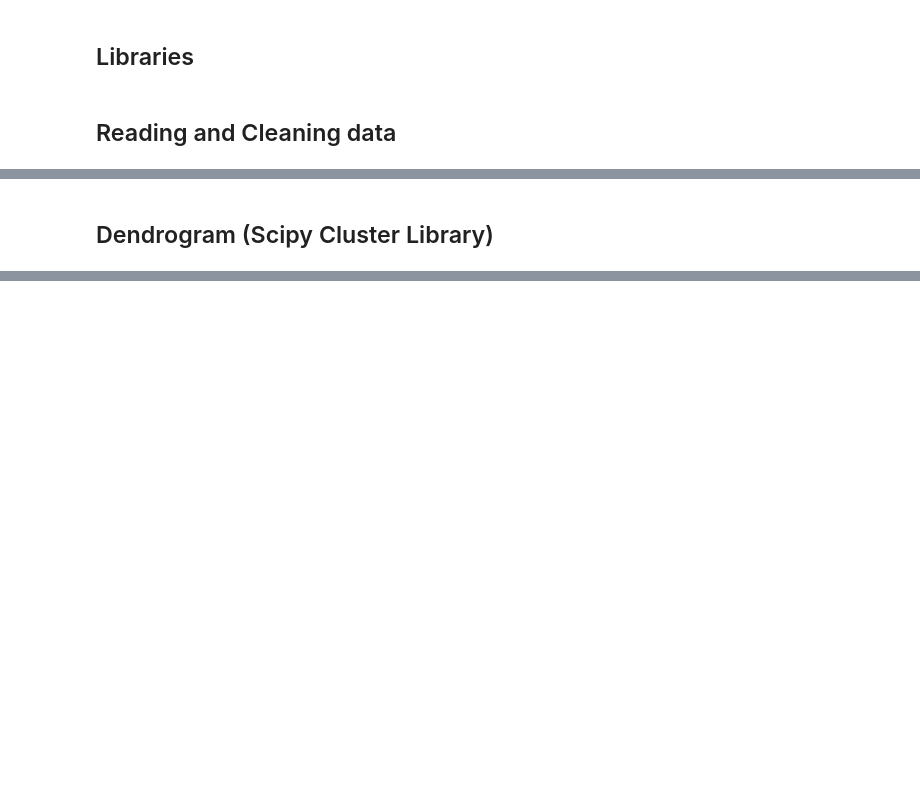
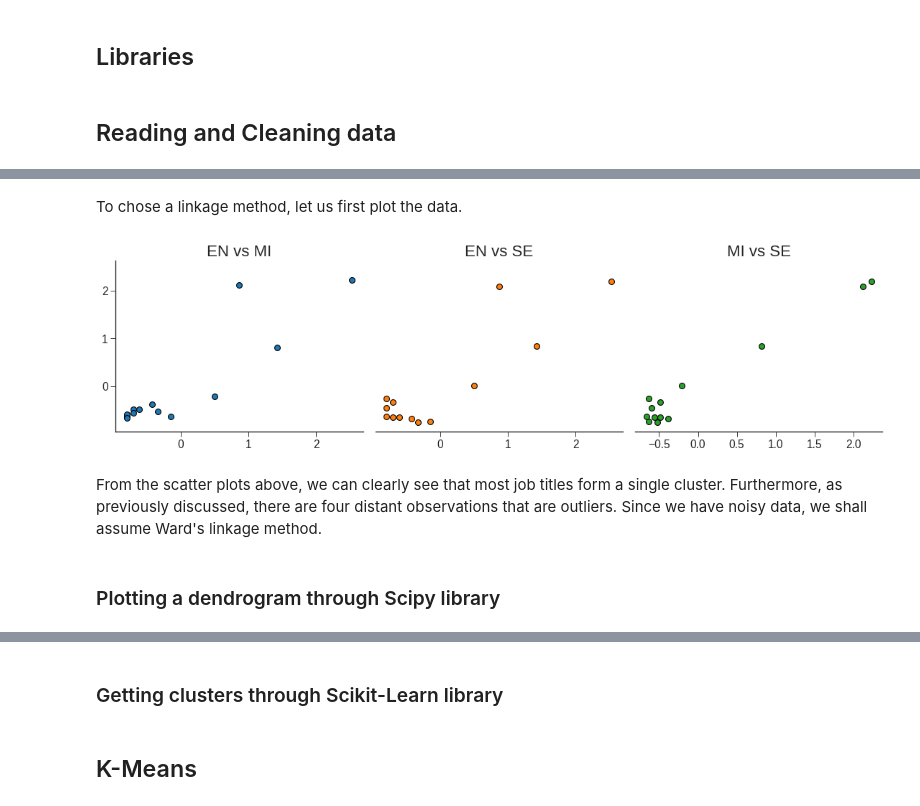
Before and after one commit to nicolaubruno/ML_projects, a Jupyter notebook: Data Science Jobs/Analysis.ipynb, the cells around one changed output, grey strips where cells are left out. Drawn from its saved outputs; the diff is of its cells as text; code cells hidden in the pictures; blank space fills up the shorter version.

```diff
--- a/Data Science Jobs/Analysis.ipynb
+++ b/Data Science Jobs/Analysis.ipynb
@@ -266,5 +311,52 @@ pd.merge(proximity_matrix, pd.DataFrame(df.index), how = 'outer', left_index = T
+# %% [markdown]
+To chose a linkage method, let us first plot the data.
+# %%
+#----- Set figure and Axis -----#
+
+fig = plt.figure(figsize = (14, 4), dpi = 80)
+gs = fig.add_gridspec(nrows = 1, ncols = 3)
+
+ax = []
+for i in range(3):
+    ax.append(fig.add_subplot(gs[0, i]))
+
+    # Remove spines
+    if i > 0:
+        ax[-1].spines[['top', 'right', 'left']].set_visible(False)
+        ax[-1].yaxis.set_visible(False)
+
+    else: ax[-1].spines[['top', 'right']].set_visible(False)
+
+    ax[-1].set_ylim(scaled_df.min().min()*1.2, scaled_df.max().min()*1.2)
+
+#----- Style -----#
+
+plt.style.use('seaborn-ticks')
+plt.rcParams.update({'font.size': 14})
+
+#----- Scatter plots -----#
+
+titles = ['EN vs MI', 'EN vs SE', 'MI vs SE']
+idxs = [(0, 1), (0, 2), (1, 2)]
+
+for i in range(3):
+    ax[i].set_title(titles[i], fontsize = 20)
+    ax[i].scatter(
+        scaled_df.iloc[:,idxs[i][0]],
+        scaled_df.iloc[:,idxs[i][1]],
+        color = sns.color_palette()[i],
+        s = 50,
+        linewidth = 1,
+        edgecolor = 'black'
+    )
+
+plt.tight_layout()
+# %% [output]
+[figure, added]
+# %% [markdown]
+From the scatter plots above, we can clearly see that most job titles form a single cluster. Furthermore, as previously discussed, there are four distant observations that are outliers. Since we have noisy data, we shall assume Ward's linkage method.
 # %% [markdown]
-## Dendrogram (Scipy Cluster Library)
+### Plotting a dendrogram through Scipy library
 # %%
 # Subplots
 #plt.figure()
@@ -321,3 +413,7 @@ plt.show()
 # %% [output]
 [interactive output not drawn]
 [interactive output not drawn]
+# %% [markdown]
+### Getting clusters through Scikit-Learn library
+# %% [markdown]
+## K-Means
```
Also changed, not shown: parts of 24 cells of this notebook, 1 other file.
